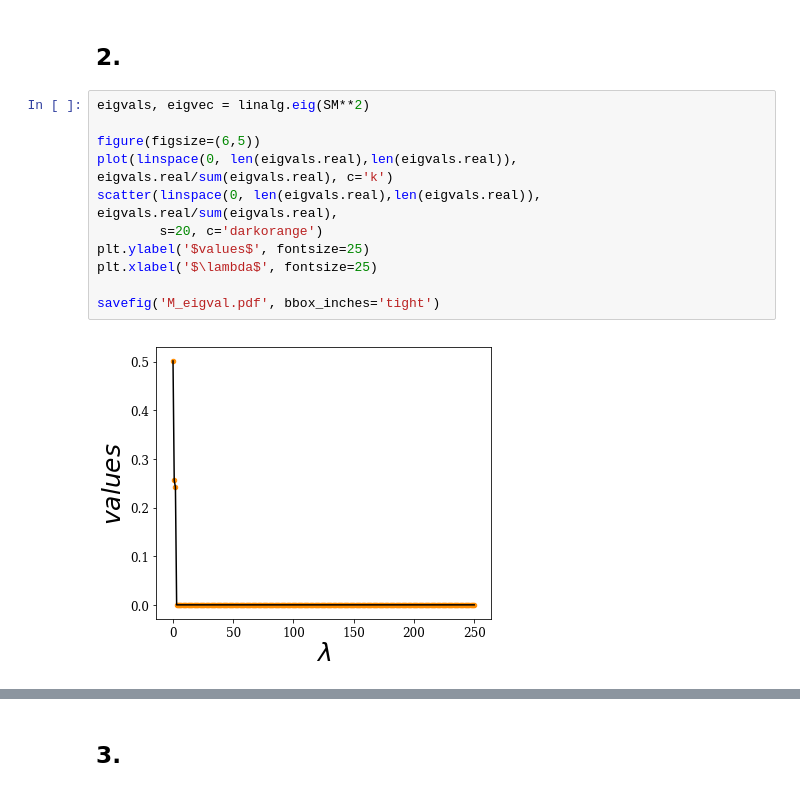
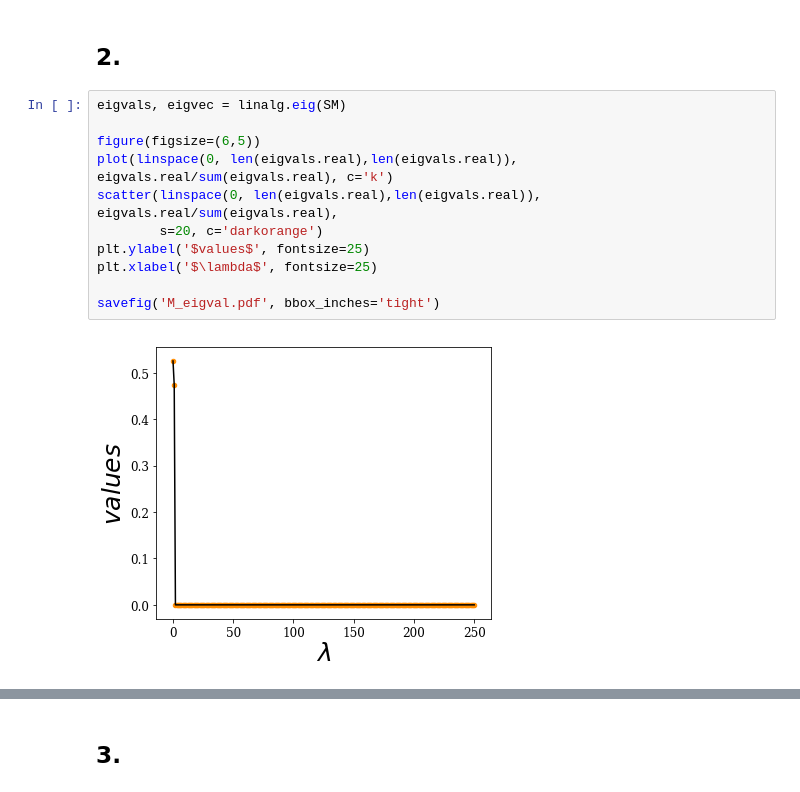
Before and after one commit to jngaravitoc/Lecture_notes_UofA, a Jupyter notebook: DataScience/HWs/HW3.ipynb, the cells around one changed output, grey strips where cells are left out. Cells and saved outputs as stored; diff of their text form.

```diff
--- a/DataScience/HWs/HW3.ipynb
+++ b/DataScience/HWs/HW3.ipynb
@@ -61,18 +61,18 @@ savefig('rings.pdf', bbox_inches='tight')
 # %% [markdown]
 ## 2.
 # %%
-eigvals, eigvec = linalg.eig(SM**2)
+eigvals, eigvec = linalg.eig(SM)
 
 figure(figsize=(6,5))
 plot(linspace(0, len(eigvals.real),len(eigvals.real)), eigvals.real/sum(eigvals.real), c='k')
 scatter(linspace(0, len(eigvals.real),len(eigvals.real)), eigvals.real/sum(eigvals.real),
         s=20, c='darkorange')
 plt.ylabel('$values$', fontsize=25)
 plt.xlabel('$\lambda$', fontsize=25)
 
 savefig('M_eigval.pdf', bbox_inches='tight')
 # %% [output]
-[figure, old version]
+[figure, new version]
 # %%
 sum(eigvals[:3].real/sum(eigvals.real))
 # %% [output]
```
Also changed, not shown: parts of 8 cells of this notebook.
